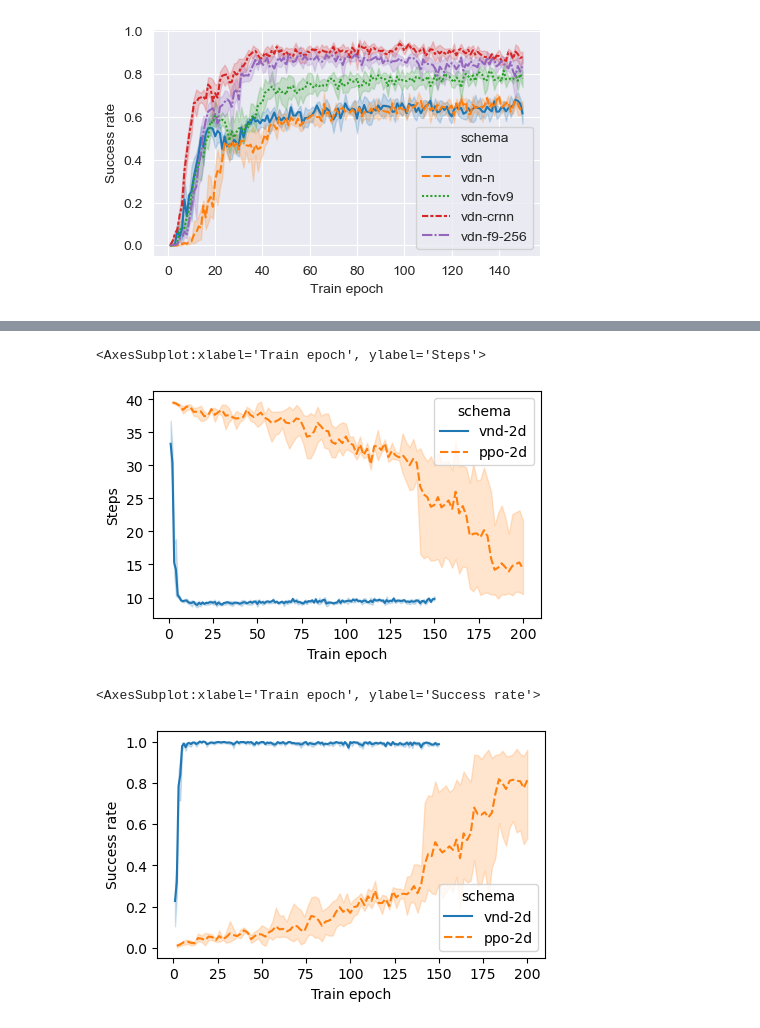
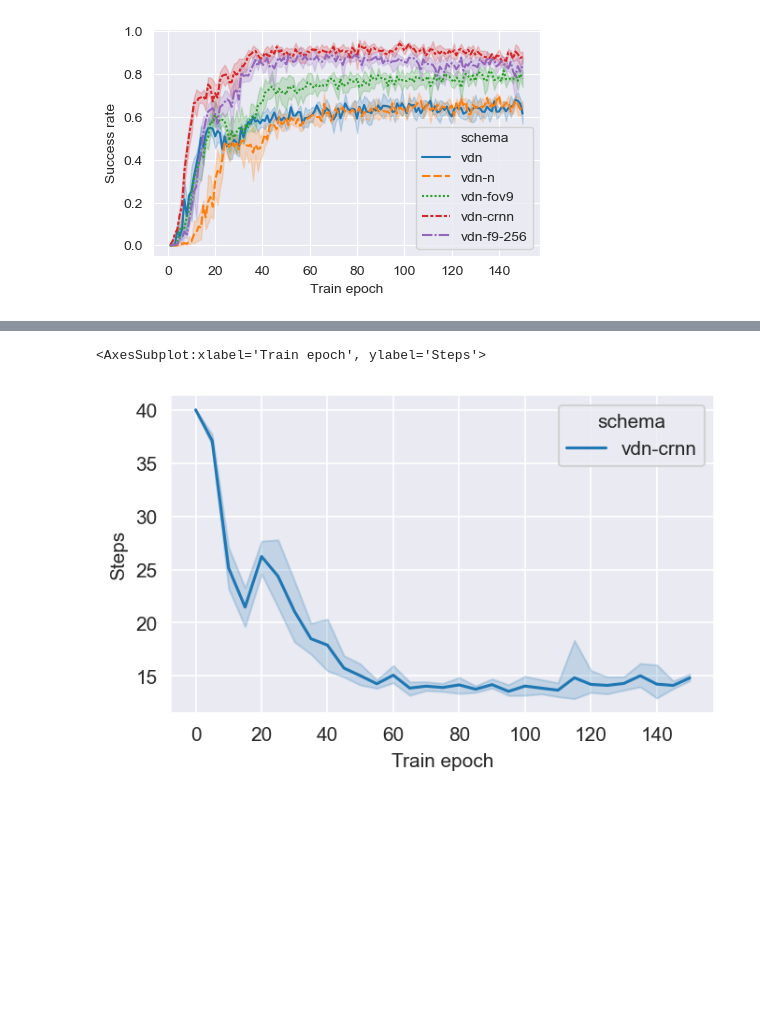
Before and after one commit to Polaris-Yang/MARL-DMFB, a Jupyter notebook: drawRes-dmfb/DrawRes.ipynb, the cells around one changed output, grey strips where cells are left out. Cells and saved outputs as stored; diff of their text form; code cells hidden in the pictures; blank space fills up the shorter version.

```diff
--- a/drawRes-dmfb/DrawRes.ipynb
+++ b/drawRes-dmfb/DrawRes.ipynb
@@ -10,12 +10,12 @@ def load_ith_data(file_path,index):
     rewards, steps, s_rate = None,None,None
     for data in fileslist:
         if data.find('Rewards')!=-1 and data[-5]== str(index):
-            rewards = np.load(file_path+'/' +data)[1:151]
+            rewards = np.load(file_path+'/' +data)[0:151]
         elif data.find('success')!=-1 and data[-5]== str(index):
-            s_rate = np.load(file_path+'/' +data)[1:151]
+            s_rate = np.load(file_path+'/' +data)[0:151]
         elif data.find('steps')!=-1 and data[-5]== str(index):
-            steps = np.load(file_path+'/' +data)[1:151]
-    train_epoch = np.arange(1,151)
+            steps = np.load(file_path+'/' +data)[0:151]
+    train_epoch = np.arange(0,151)
     df = pd.DataFrame({'Rewards':rewards,'Success rate':s_rate,'Steps':steps,'Train epoch':train_epoch,'repeat':str(index),'schema':file_path})
     return df
 # %%
@@ -112,0 +104,2 @@ c = pd.concat([a,b],axis=0)
+# %%
+sns.set_style('darkgrid')
@@ -112,0 +153,3 @@ c = pd.concat([a,b],axis=0)
+# %%
+d4 = load_vdn_data('vdn-crnn')
+dd4 =  d4[d4['Train epoch'] %5==0]
@@ -113,12 +168,6 @@ c = pd.concat([a,b],axis=0)
 # %%
-plt.figure(dpi=100,figsize=(5,3))
-sns.lineplot(x='Train epoch',y='Steps',hue='schema',style='schema',data=c)
+fig,ax1 = plt.subplots(dpi=150,figsize=(5,3))
+sns.lineplot(x='Train epoch',y='Steps',hue='schema',style='schema',data=dd4)
 # %% [output]
 <AxesSubplot:xlabel='Train epoch', ylabel='Steps'>
-[figure, old version]
+[figure, new version]
-# %%
-plt.figure(dpi=100,figsize=(5,3))
-sns.lineplot(x='Train epoch',y='Success rate',hue='schema',style='schema',data=c)
-# %% [output]
-<AxesSubplot:xlabel='Train epoch', ylabel='Success rate'>
-[figure, removed]
```
Also changed, not shown: parts of 19 cells of this notebook, 20 other files.
